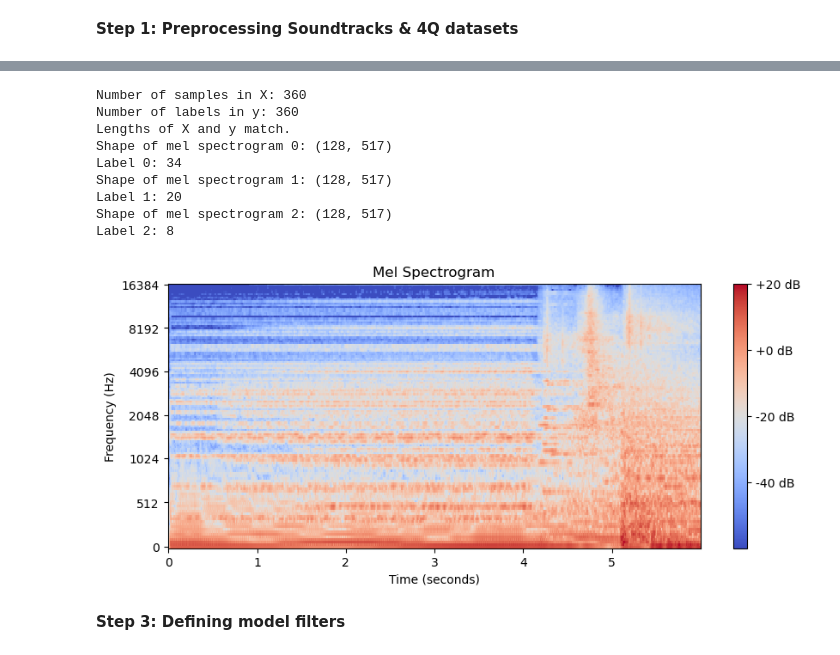
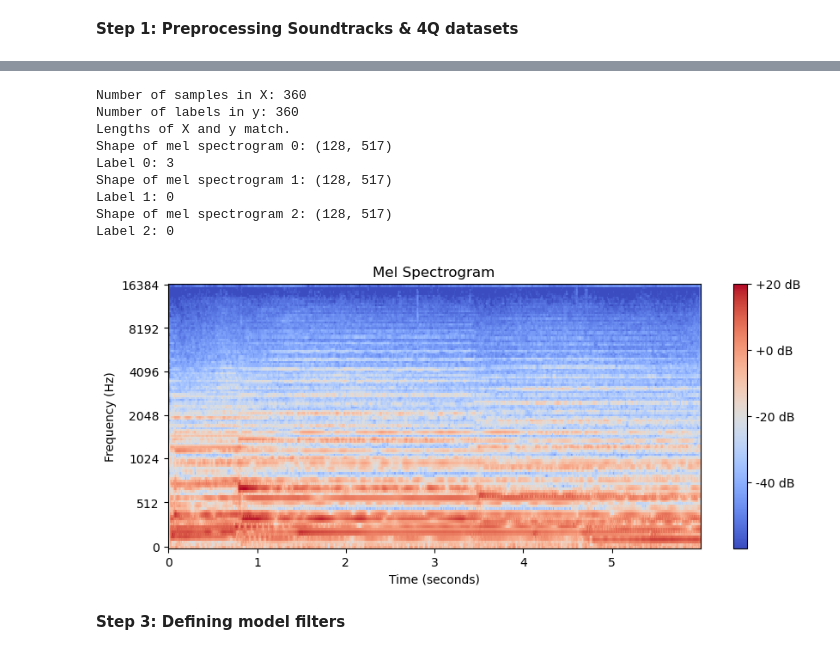
Before and after one commit to JosephDarcourt/M-M-NVIDIA-app-, a Jupyter notebook: EmoCNN model for app.ipynb, the cells around one changed output, grey strips where cells are left out. Saved outputs shown, nothing was run; the diff lists cells and outputs as text; code cells hidden in the pictures.

Commit message:
fixed labels/ratings classification

```diff
--- a/EmoCNN model for app.ipynb
+++ b/EmoCNN model for app.ipynb
@@ -17,6 +24,9 @@ with zipfile.ZipFile('/Users/lindarcourt/Downloads/Set1.zip', 'r') as zip_ref:
 
 # Now 'Set1' directory contains the unzipped audio files
 Soundtracks_dataset_path = 'Set1'
+# %%
+# Load the CSV with ratings
+ratings_df = pd.read_csv('/Users/lindarcourt/Downloads/mean_ratings_set1.csv')
 # %%
 def preprocess_audio(file_path, sr=44100, n_mels=128, duration=6):
     try:
@@ -91,0 +127,13 @@ X_Soundtracks, y_Soundtracks = load_dataset(Soundtracks_dataset_path)
+# %%
+"""# Load the CSV with ratings
+ratings_df = pd.read_csv('/Users/lindarcourt/Downloads/mean_ratings_set1.csv')
+
+# Print the first five rows of the CSV
+print(ratings_df.head())"""
+
+# Example usage for the extracted dataset
+Soundtracks_dataset_path = 'Set1'
+X_Soundtracks, y_Soundtracks = load_dataset(Soundtracks_dataset_path, ratings_df)
+
+# Confirm labels are correctly assigned
+print(y_Soundtracks[:5])
@@ -92,30 +158,30 @@ X_Soundtracks, y_Soundtracks = load_dataset(Soundtracks_dataset_path)
 # %%
 # Check the lengths of X and y
 print(f"Number of samples in X: {len(X_Soundtracks)}")
 print(f"Number of labels in y: {len(y_Soundtracks)}")
 
 # Ensure that the lengths match
 if len(X_Soundtracks) == len(y_Soundtracks):
     print("Lengths of X and y match.")
 else:
     print("Mismatch in lengths of X and y.")
 
 # Inspect the shape of the first few mel spectrograms
 for i in range(3):
     print(f"Shape of mel spectrogram {i}: {X_Soundtracks[i].shape}")
     print(f"Label {i}: {y_Soundtracks[i]}")
 
 
 # Test with a sample mel spectrogram
-plot_mel_spectrogram(X_Soundtracks[50], sr=44100)
+plot_mel_spectrogram(X_Soundtracks[0], sr=44100)
 # %% [output]
 Number of samples in X: 360
 Number of labels in y: 360
 Lengths of X and y match.
 Shape of mel spectrogram 0: (128, 517)
-Label 0: 34
+Label 0: 3
 Shape of mel spectrogram 1: (128, 517)
-Label 1: 20
+Label 1: 0
 Shape of mel spectrogram 2: (128, 517)
-Label 2: 8
+Label 2: 0
-[figure, old version]
+[figure, new version]
```
Also changed, not shown: parts of 10 cells of this notebook.
